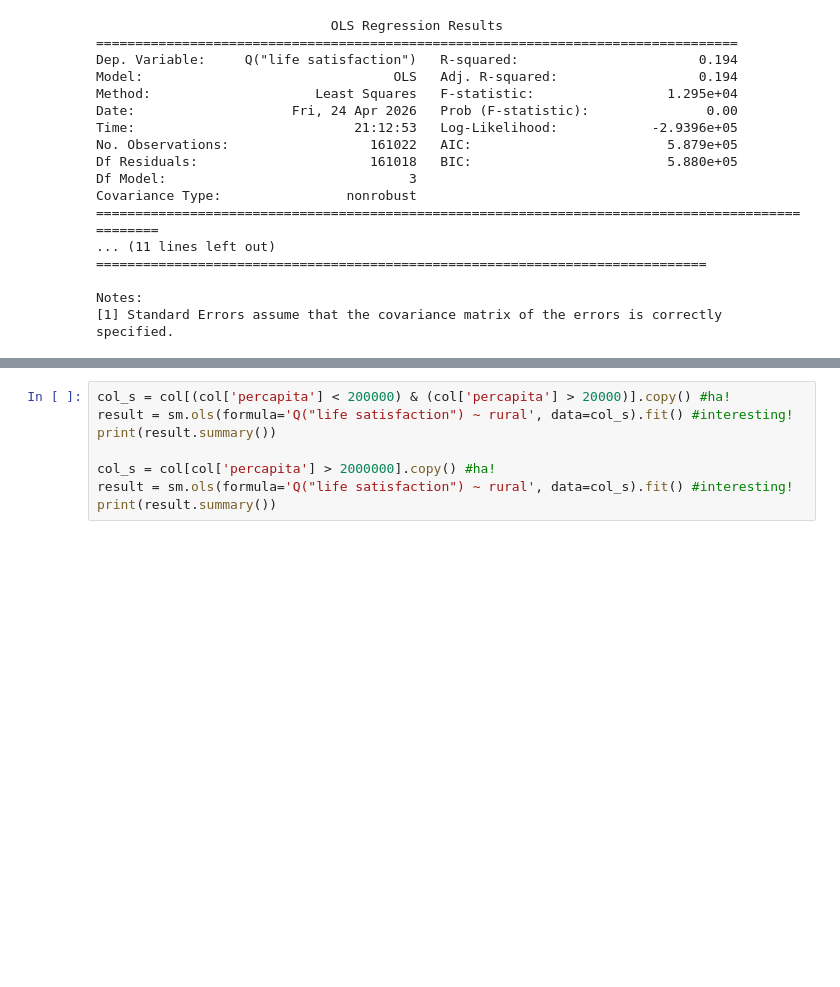
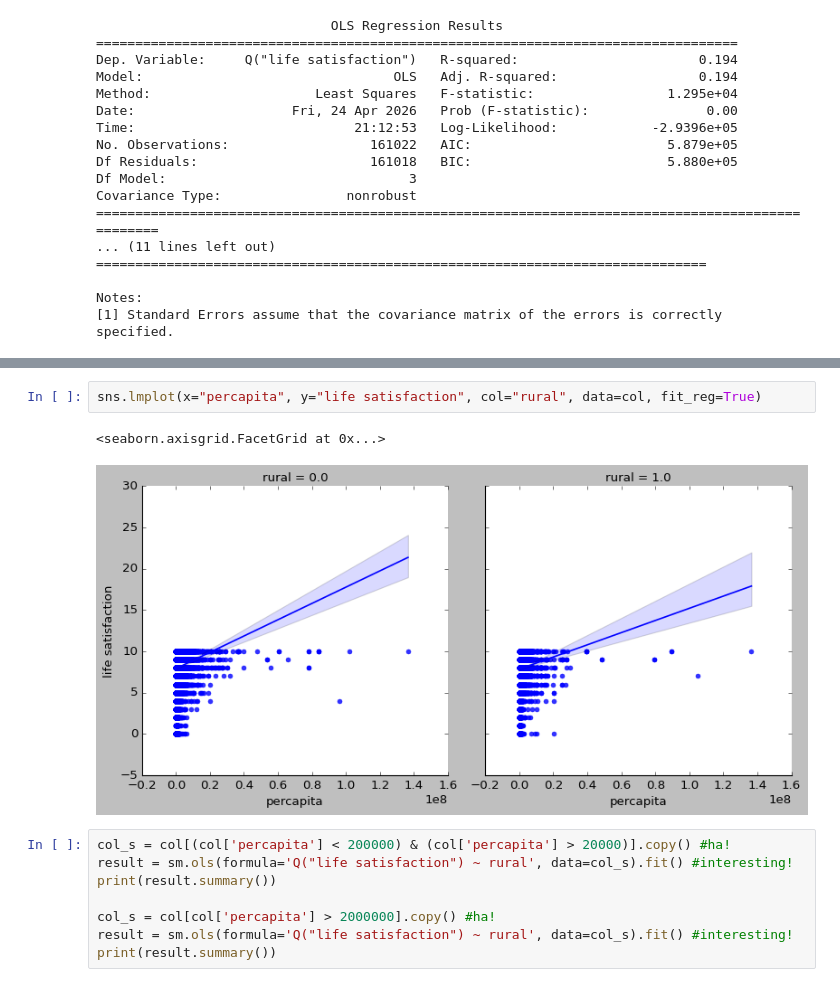
Before and after one commit to theaok/linaColMex, a Jupyter notebook: linaColMex.ipynb, the cells around one changed output, grey strips where cells are left out. Cells and saved outputs as stored; diff of their text form; blank space fills up the shorter version.

```diff
--- a/linaColMex.ipynb
+++ b/linaColMex.ipynb
@@ -758,3 +784,8 @@ Notes:
+# %%
+sns.lmplot(x="percapita", y="life satisfaction", col="rural", data=col, fit_reg=True)
+# %% [output]
+<seaborn.axisgrid.FacetGrid at 0x...>
+[figure, added]
 # %%
 col_s = col[(col['percapita'] < 200000) & (col['percapita'] > 20000)].copy() #ha!
 result = sm.ols(formula='Q("life satisfaction") ~ rural', data=col_s).fit() #interesting!
```
Also changed, not shown: parts of 3 cells of this notebook.
